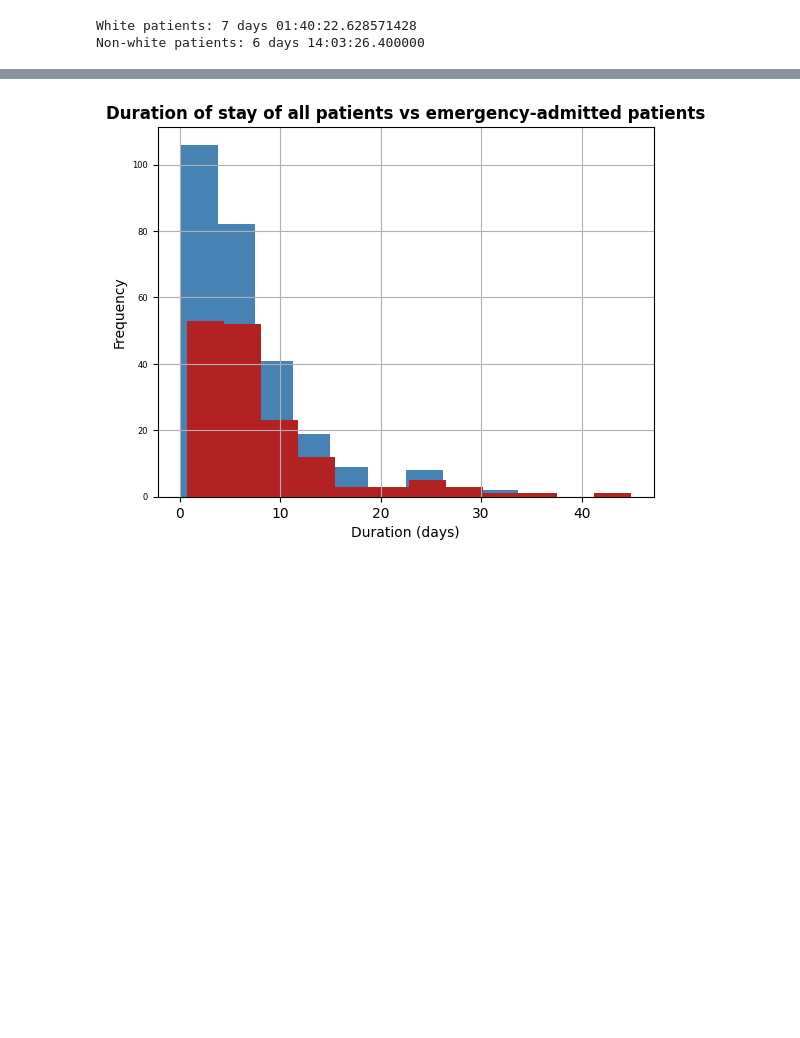
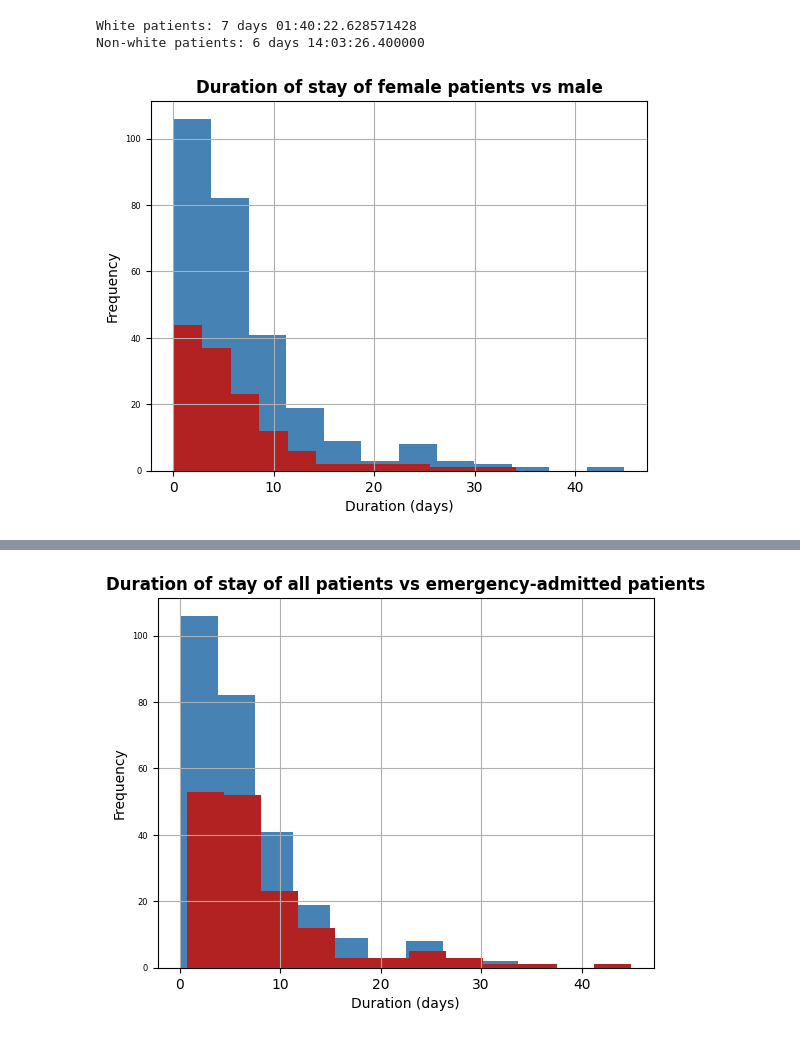
Before and after one commit to kkkarnav/MIMIC, a Jupyter notebook: 1_duration_of_stay.ipynb, the cells around one changed output, grey strips where cells are left out. Cells and saved outputs as stored; diff of their text form; code cells hidden in the pictures; blank space fills up the shorter version.

```diff
--- a/1_duration_of_stay.ipynb
+++ b/1_duration_of_stay.ipynb
@@ -105,3 +133,19 @@ print(f"Non-white patients: {non_white_df['duration_of_stay'].mean()}")
 [figure]
 White patients: 7 days 01:40:22.628571428
 Non-white patients: 6 days 14:03:26.400000
+# %%
+# Female patients are discharged much quicker than male patients
+female_df = df[df["gender"] == "F"]
+main_df = df[~df.index.isin(female_df.index)]
+
+ax = (df["duration_of_stay"].dt.total_seconds() / 86400).hist(bins=12, xlabelsize=10, ylabelsize=6, color="steelblue")
+ax2 = (female_df["duration_of_stay"].dt.total_seconds() / 86400).hist(bins=12, xlabelsize=10, ylabelsize=6, color="firebrick")
+ax.set_title('Duration of stay of female patients vs male', weight='bold')
+ax.set_xlabel('Duration (days)')
+ax.set_ylabel('Frequency')
+plt.show()
+
+print(f"Male patients: {main_df['duration_of_stay'].mean()}")
+print(f"Female patients: {female_df['duration_of_stay'].mean()}")
+# %% [output]
+[figure, added]
```
Also changed, not shown: parts of 15 cells of this notebook, 1 other file.
